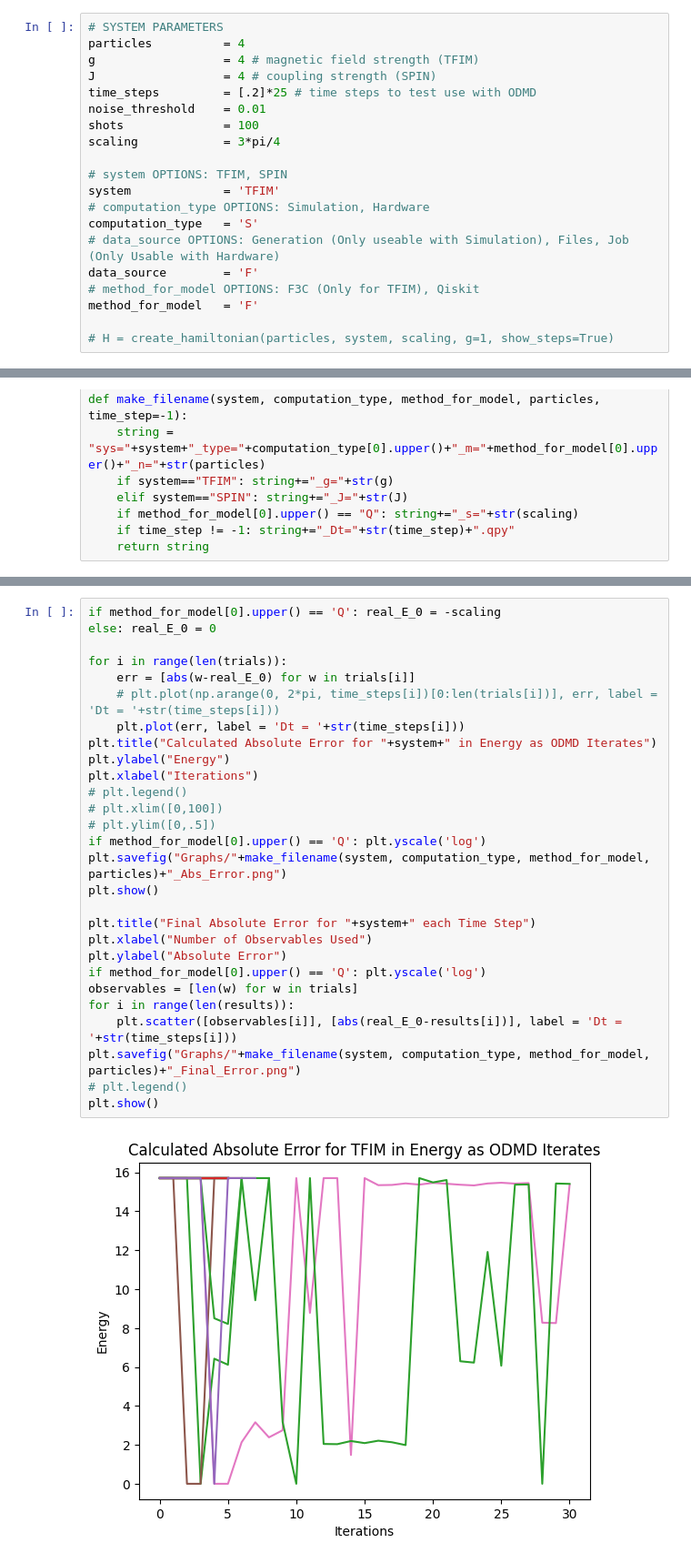
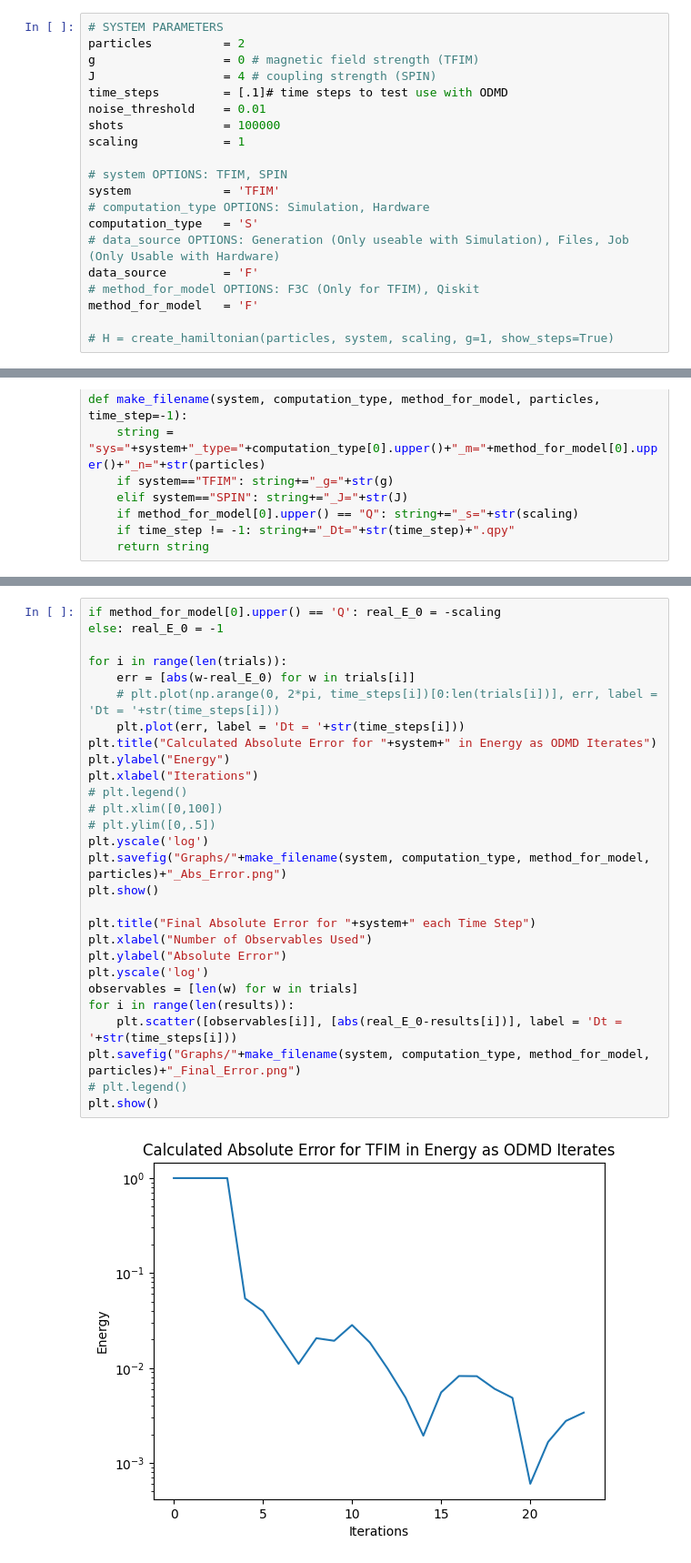
Before and after one commit to Quantum-Linear-Algebra/ODMD, a Jupyter notebook: ODMD.ipynb, the cells around one changed output, grey strips where cells are left out. Shown at 91% size. Cells and saved outputs as stored; diff of their text form.

Commit message:
ran tests with F3C with varying gs and ns

```diff
--- a/ODMD.ipynb
+++ b/ODMD.ipynb
@@ -247,13 +247,13 @@ def ODMD(s_k, Dt, noise_threshold, alpha = 1/2, est_E_0s = [], show_steps = Fals
     return E_0
 # %%
 # SYSTEM PARAMETERS
-particles          = 4
-g                  = 4 # magnetic field strength (TFIM)
+particles          = 2
+g                  = 0 # magnetic field strength (TFIM)
 J                  = 4 # coupling strength (SPIN)
-time_steps         = [.2]*25 # time steps to test use with ODMD
+time_steps         = [.1]# time steps to test use with ODMD
 noise_threshold    = 0.01
-shots              = 100
-scaling            = 3*pi/4
+shots              = 100000
+scaling            = 1
 
 # system OPTIONS: TFIM, SPIN
 system             = 'TFIM'
@@ -419,30 +396,30 @@ Calculated Energy: -15.707963267948966
 # %%
 if method_for_model[0].upper() == 'Q': real_E_0 = -scaling
-else: real_E_0 = 0
+else: real_E_0 = -1
 
 for i in range(len(trials)):
     err = [abs(w-real_E_0) for w in trials[i]]
     # plt.plot(np.arange(0, 2*pi, time_steps[i])[0:len(trials[i])], err, label = 'Dt = '+str(time_steps[i]))
     plt.plot(err, label = 'Dt = '+str(time_steps[i]))
 plt.title("Calculated Absolute Error for "+system+" in Energy as ODMD Iterates")
 plt.ylabel("Energy")
 plt.xlabel("Iterations")
 # plt.legend()
 # plt.xlim([0,100])
 # plt.ylim([0,.5])
-if method_for_model[0].upper() == 'Q': plt.yscale('log')
+plt.yscale('log')
 plt.savefig("Graphs/"+make_filename(system, computation_type, method_for_model, particles)+"_Abs_Error.png")
 plt.show()
 
 plt.title("Final Absolute Error for "+system+" each Time Step")
 plt.xlabel("Number of Observables Used")
 plt.ylabel("Absolute Error")
-if method_for_model[0].upper() == 'Q': plt.yscale('log')
+plt.yscale('log')
 observables = [len(w) for w in trials]
 for i in range(len(results)):
     plt.scatter([observables[i]], [abs(real_E_0-results[i])], label = 'Dt = '+str(time_steps[i]))
 plt.savefig("Graphs/"+make_filename(system, computation_type, method_for_model, particles)+"_Final_Error.png")
 # plt.legend()
 plt.show()
 # %% [output]
-[figure, old version]
+[figure, new version]
```
Also changed, not shown: parts of 4 cells of this notebook, 30 other files.
